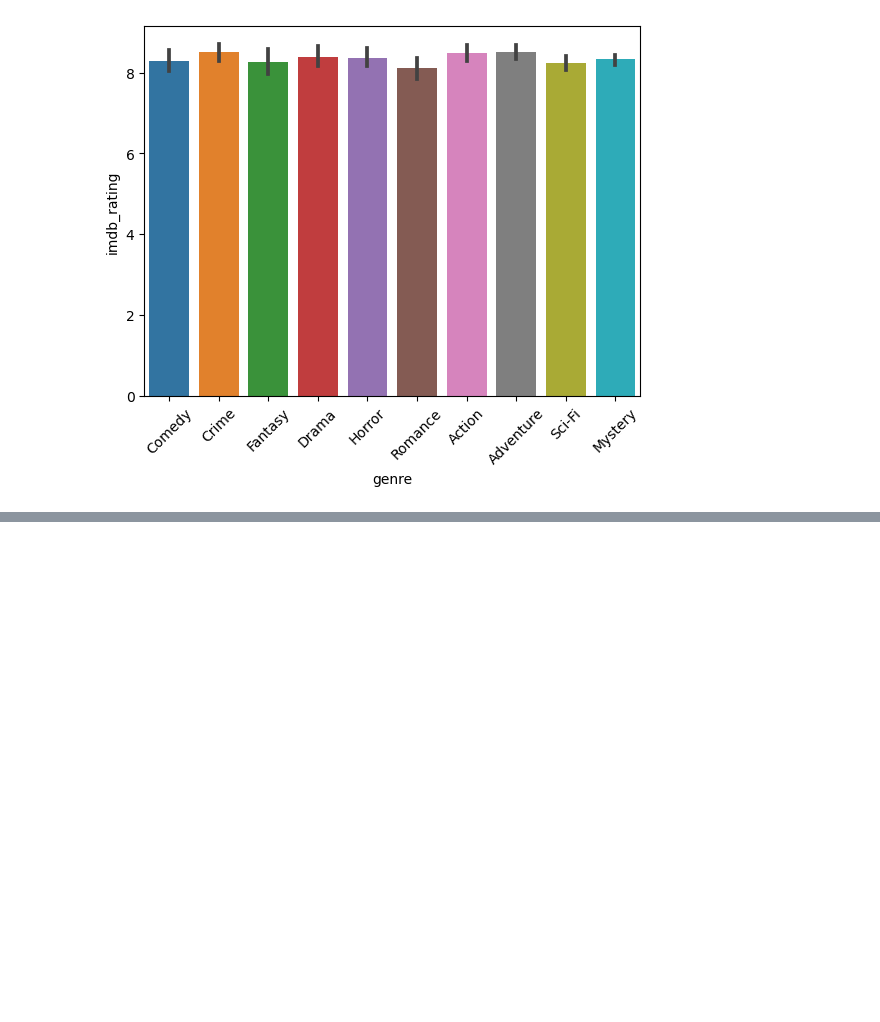
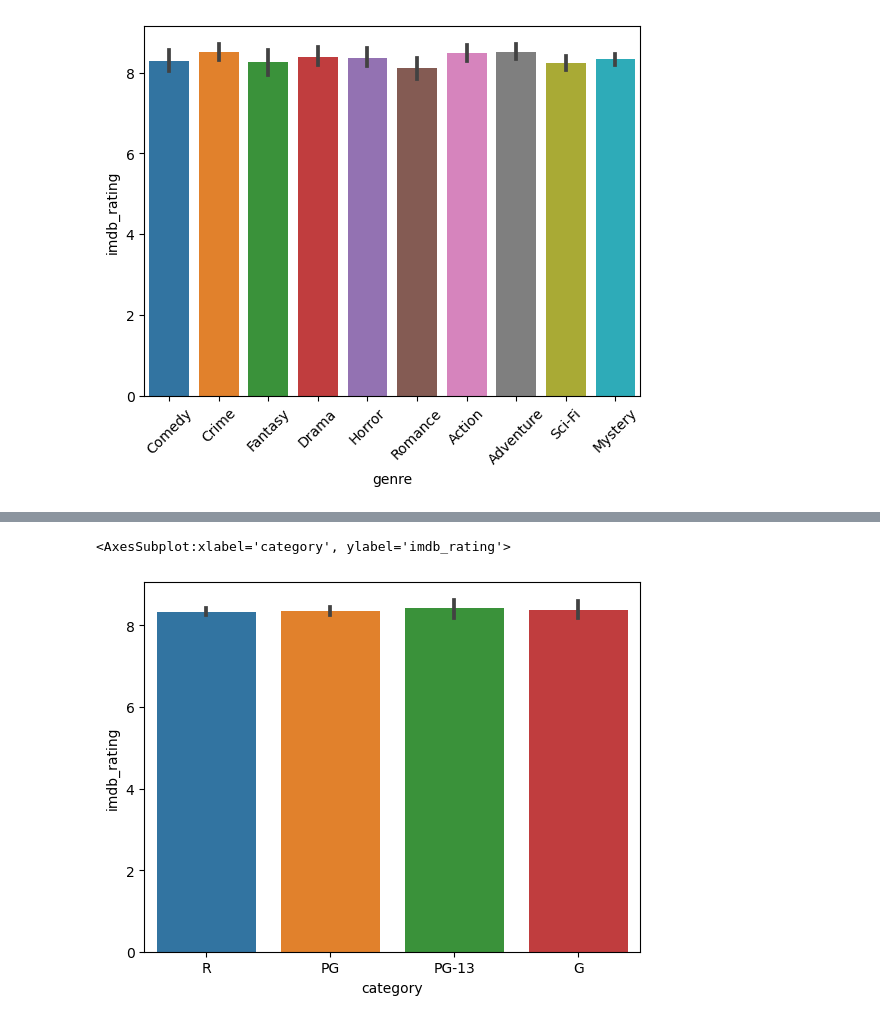
Before and after one commit to dalikey/portfolio-data-science, a Jupyter notebook: Portfolio assignment 12.ipynb, the cells around one changed output, grey strips where cells are left out. Cells and saved outputs as stored; diff of their text form; code cells hidden in the pictures; blank space fills up the shorter version.

```diff
--- a/Portfolio assignment 12.ipynb
+++ b/Portfolio assignment 12.ipynb
@@ -68,0 +80,5 @@ g.set_xticklabels(g.get_xticklabels(), rotation=45) # Makes text diagonal
+# %%
+sns.barplot(y="imdb_rating", x="category", data=df)
+# %% [output]
+<AxesSubplot:xlabel='category', ylabel='imdb_rating'>
+[figure, added]
```
Also changed, not shown: parts of 6 cells of this notebook, 1 other file.
